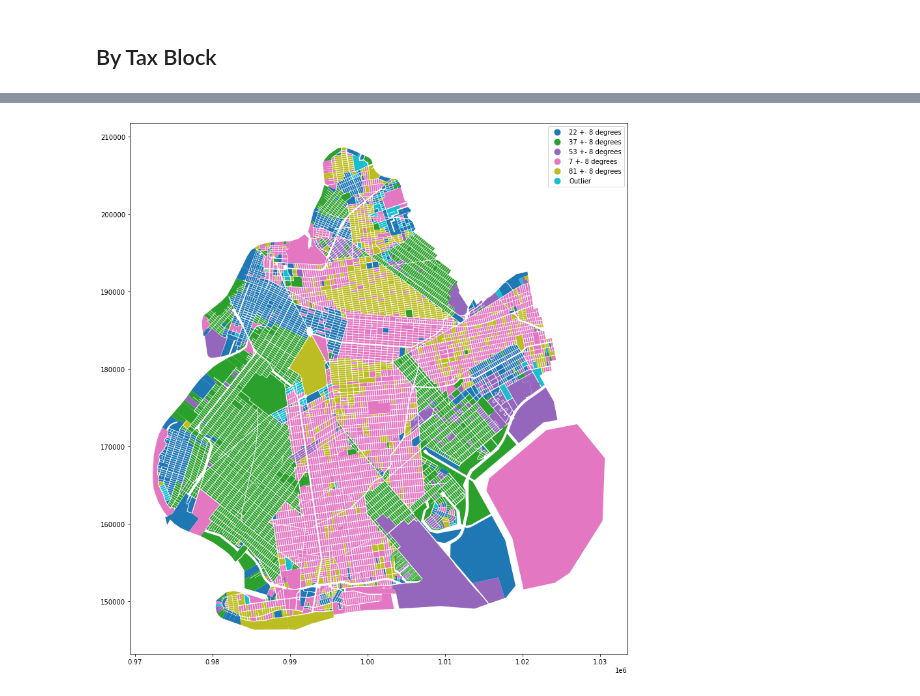
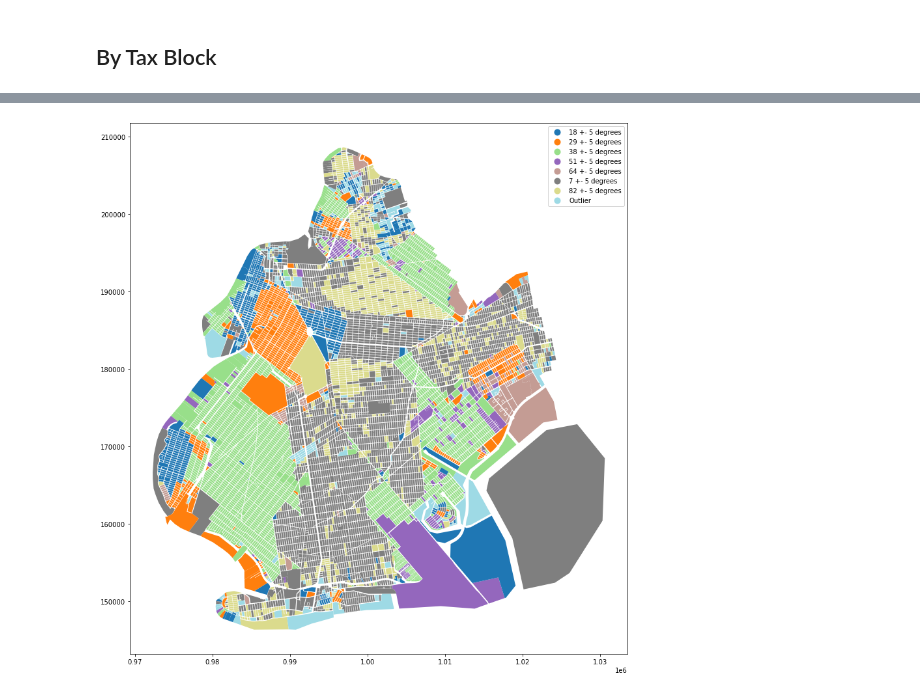
Before and after one commit to raphaellaude/geo-obb, a Jupyter notebook: examples/grid_identification_bk.ipynb, the cells around one changed output, grey strips where cells are left out. Saved outputs shown, nothing was run; the diff lists cells and outputs as text; code cells hidden in the pictures.

```diff
--- a/examples/grid_identification_bk.ipynb
+++ b/examples/grid_identification_bk.ipynb
@@ -62,7 +62,7 @@ plt.show()
 # %% [output]
 [figure]
 # %%
-optimal_k = 5
+optimal_k = 7
 
 kmeans = KMeans(n_clusters=optimal_k, max_iter=1000)
 kmeans.fit(data)
@@ -81,7 +85,7 @@ gdf.plot(column='cluster', figsize=(15, 15), legend=True, categorical=True);
 # %% [markdown]
 ## With Distance Threshold
 # %%
-distance_threshold = 8
+distance_threshold = 5 # degrees
 
 distances_to_center = np.min(distance.cdist(data, kmeans.cluster_centers_, 'euclidean'), axis=1)
 labels = np.where(distances_to_center > distance_threshold, optimal_k, kmeans.labels_)
@@ -100,7 +107,9 @@ block_cluster = pd.DataFrame(
 # %%
 block_cluster = gpd.GeoDataFrame(block_cluster, geometry='geometry', crs=gdf.crs)
 # %%
-labels = {ix: f'{int(deg[0])} +- {distance_threshold} degrees' for ix, deg in enumerate(kmeans.cluster_centers_)}
-labels[len(kmeans.cluster_centers_)] = 'Outlier'
+map_labels = {ix: f'{int(deg[0])} +- {distance_threshold} degrees' for ix, deg in enumerate(kmeans.cluster_centers_)}
+map_labels[len(kmeans.cluster_centers_)] = 'Outlier'
 # %%
-block_cluster['block_cluster_label'] = block_cluster['block_cluster'].map(labels)
+block_cluster['block_cluster_label'] = block_cluster['block_cluster'].map(map_labels)
+
+block_cluster['block_cluster_label'].value_counts()
@@ -107,4 +126,4 @@ block_cluster['block_cluster_label'] = block_cluster['block_cluster'].map(labels
 # %%
-block_cluster.plot(column='block_cluster_label', figsize=(15, 15), legend=True, categorical=True);
+block_cluster.plot(column='block_cluster_label', figsize=(15, 15), legend=True, categorical=True, cmap='tab20');
 # %% [output]
-[figure, old version]
+[figure, new version]
```
Also changed, not shown: parts of 5 cells of this notebook.
